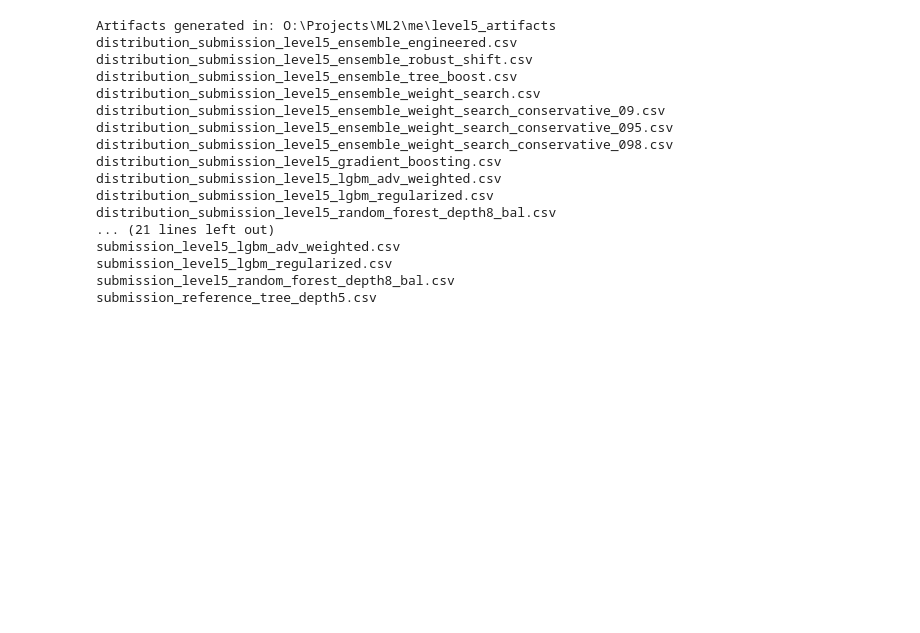
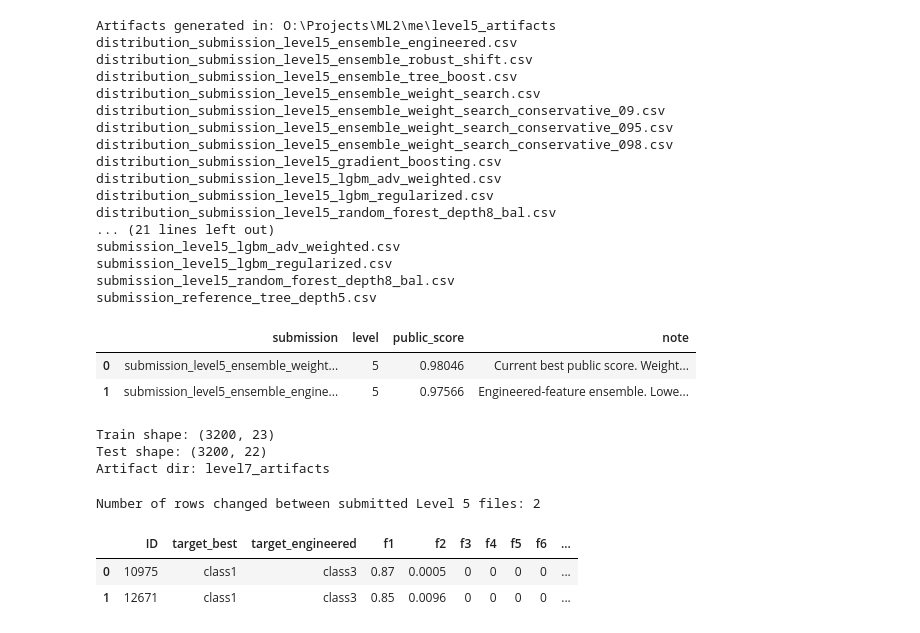
Before and after one commit to Omarmidanii/Kaggle_Classification_Challenge, a Jupyter notebook: main_code.ipynb, the cells around one changed output. Saved outputs shown, nothing was run; the diff lists cells and outputs as text; code cells hidden in the pictures; blank space fills up the shorter version.

```diff
--- a/main_code.ipynb
+++ b/main_code.ipynb
@@ -2527,3 +2527,71 @@ submission_level5_lgbm_adv_weighted.csv
 submission_level5_lgbm_regularized.csv
 submission_level5_random_forest_depth8_bal.csv
 submission_reference_tree_depth5.csv
+# %%
+leaderboard_log = pd.DataFrame([
+    {
+        'submission': 'submission_level5_ensemble_weight_search.csv',
+        'level': 5,
+        'public_score': 0.98046,
+        'note': 'Current best public score. Weighted ensemble; later found to equal a compact rule on test.'
+    },
+    {
+        'submission': 'submission_level5_ensemble_engineered.csv',
+        'level': 5,
+        'public_score': 0.97566,
+        'note': 'Engineered-feature ensemble. Lower public score; likely hurt by stricter rule features.'
+    },
+])
+leaderboard_log.to_csv(ARTIFACT_DIR / 'level7_leaderboard_log.csv', index=False)
+display(leaderboard_log)
+# %% [output]
+|  | submission | level | public_score | note |
+| 0 | submission_level5_ensemble_weight... | 5 | 0.98046 | Current best public score. Weight... |
+| 1 | submission_level5_ensemble_engine... | 5 | 0.97566 | Engineered-feature ensemble. Lowe... |
+# %%
+from pathlib import Path
+import json
+import shutil
+import numpy as np
+import pandas as pd
+from IPython.display import display
+from sklearn.metrics import accuracy_score, balanced_accuracy_score, f1_score, confusion_matrix
+
+LEVEL4_DIR = Path('/artifacts') if Path('/artifacts').exists() else Path('./level4_artifacts')
+LEVEL5_DIR = Path('/level5_artifacts') if Path('/level5_artifacts').exists() else Path('./level5_artifacts')
+ARTIFACT_DIR = Path('/level7_artifacts') if Path('/level7_artifacts').exists() else Path('./level7_artifacts')
+ARTIFACT_DIR.mkdir(parents=True, exist_ok=True)
+
+train = pd.read_csv(DATA_DIR / 'train_data.csv').reset_index(drop=True)
+test = pd.read_csv(DATA_DIR / 'test_data.csv').reset_index(drop=True)
+sample = pd.read_csv(DATA_DIR / 'sample_submission.csv')
+
+feature_cols = [c for c in train.columns if c.startswith('f')]
+class_order = ['class1', 'class2', 'class3']
+
+print('Train shape:', train.shape)
+print('Test shape:', test.shape)
+print('Artifact dir:', ARTIFACT_DIR)
+# %% [output]
+Train shape: (3200, 23)
+Test shape: (3200, 22)
+Artifact dir: level7_artifacts
+# %%
+best_path = LEVEL5_DIR / 'submission_level5_ensemble_weight_search.csv'
+eng_path = LEVEL5_DIR / 'submission_level5_ensemble_engineered.csv'
+
+best_sub = pd.read_csv(best_path)
+eng_sub = pd.read_csv(eng_path)
+
+comparison = best_sub.merge(eng_sub, on='ID', suffixes=('_best', '_engineered'))
+diff_submitted = comparison[comparison['target_best'] != comparison['target_engineered']].copy()
+diff_submitted = diff_submitted.merge(test, on='ID', how='left')
+diff_submitted.to_csv(ARTIFACT_DIR / 'level7_diff_best_vs_engineered.csv', index=False)
+
+print('Number of rows changed between submitted Level 5 files:', len(diff_submitted))
+display(diff_submitted)
+# %% [output]
+Number of rows changed between submitted Level 5 files: 2
+|  | ID | target_best | target_engineered | f1 | f2 | f3 | f4 | f5 | f6 | ... |
+| 0 | 10975 | class1 | class3 | 0.87 | 0.0005 | 0 | 0 | 0 | 0 | ... |
+| 1 | 12671 | class1 | class3 | 0.85 | 0.0096 | 0 | 0 | 0 | 0 | ... |
```
Also changed, not shown: parts of 6 cells of this notebook, 13 other files.
